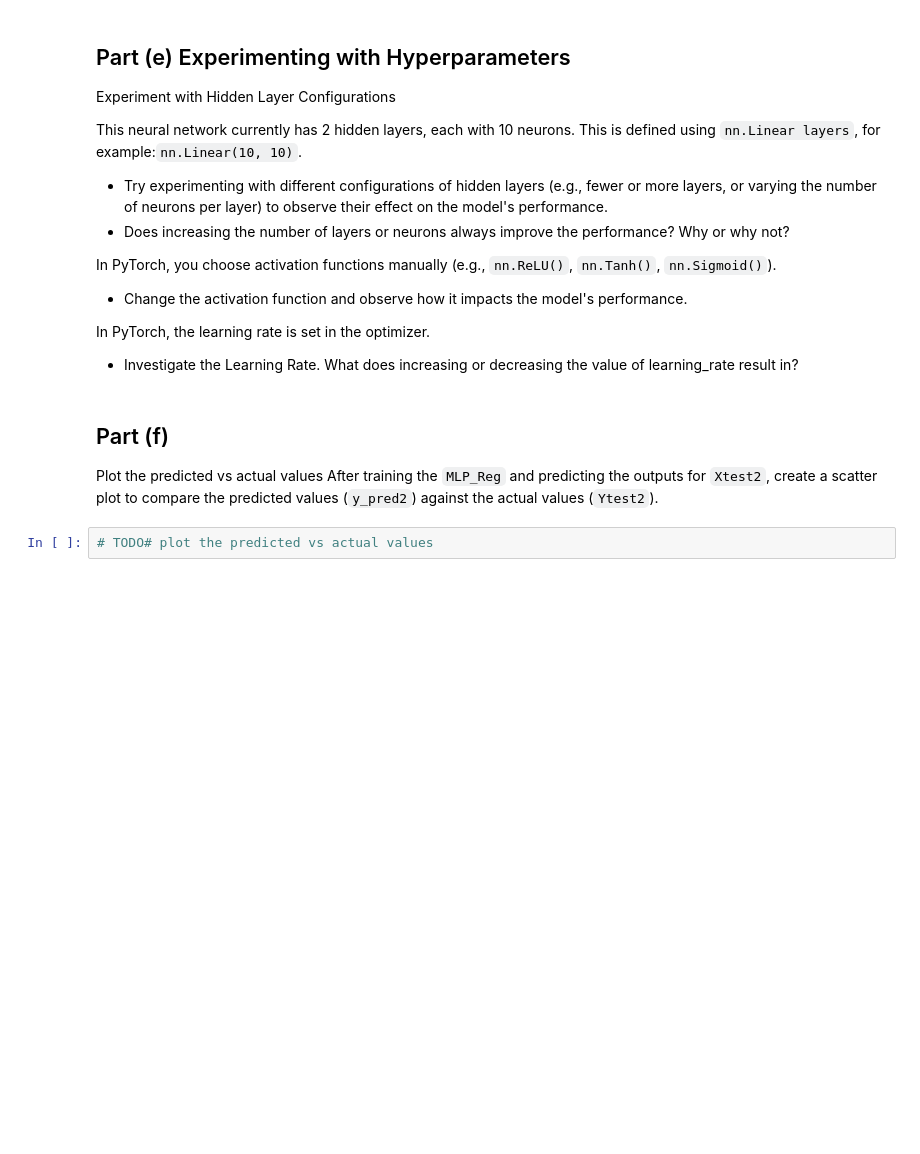
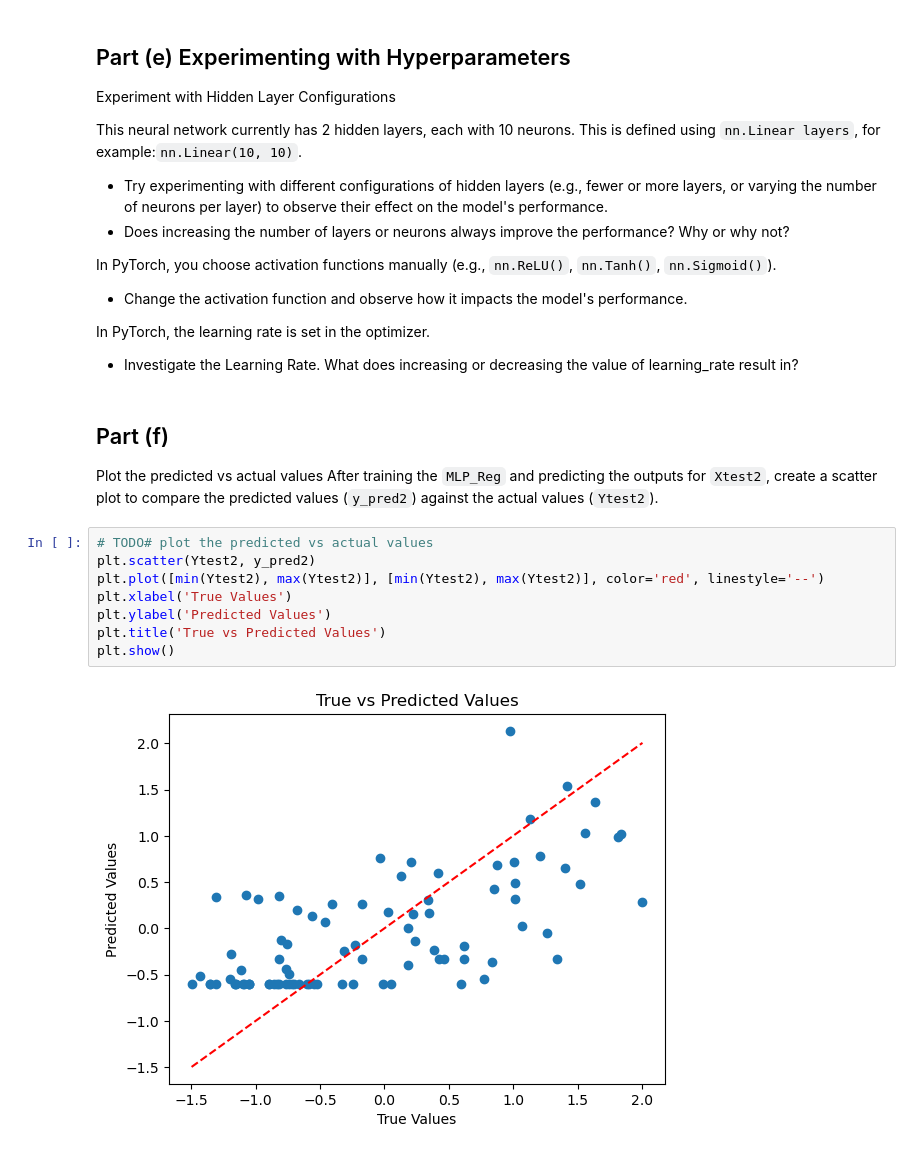
Before and after one commit to Arishtanemi4/ata, a Jupyter notebook: labs/worksheet4.ipynb, the cells around one changed output. Saved outputs shown, nothing was run; the diff lists cells and outputs as text; blank space fills up the shorter version.

```diff
--- a/labs/worksheet4.ipynb
+++ b/labs/worksheet4.ipynb
@@ -647,3 +681,11 @@ Plot the predicted vs actual values
 After training the `MLP_Reg` and predicting the outputs for `Xtest2`, create a scatter plot to compare the predicted values (`y_pred2`) against the actual values (`Ytest2`).
 # %%
 # TODO# plot the predicted vs actual values
+plt.scatter(Ytest2, y_pred2)
+plt.plot([min(Ytest2), max(Ytest2)], [min(Ytest2), max(Ytest2)], color='red', linestyle='--')
+plt.xlabel('True Values')
+plt.ylabel('Predicted Values')
+plt.title('True vs Predicted Values')
+plt.show()
+# %% [output]
+[figure, added]
```
Also changed, not shown: parts of 14 cells of this notebook, 6 other files.
